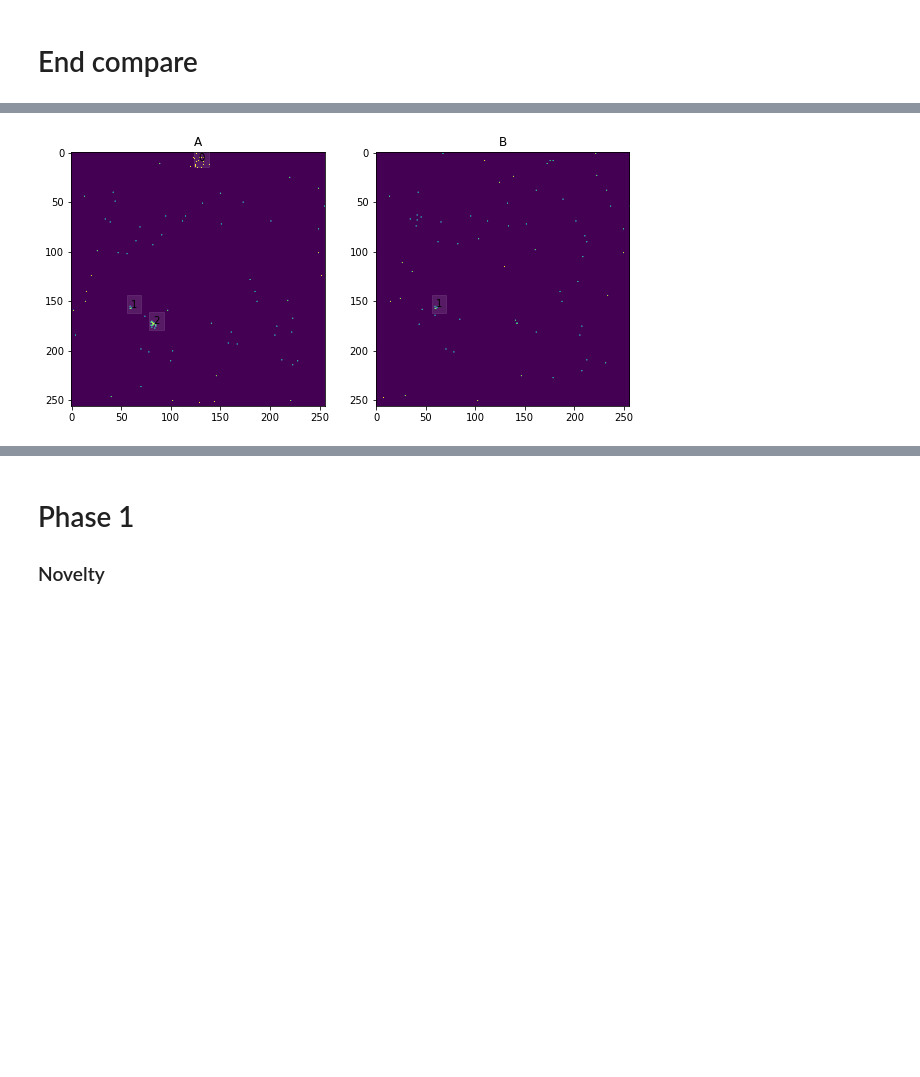
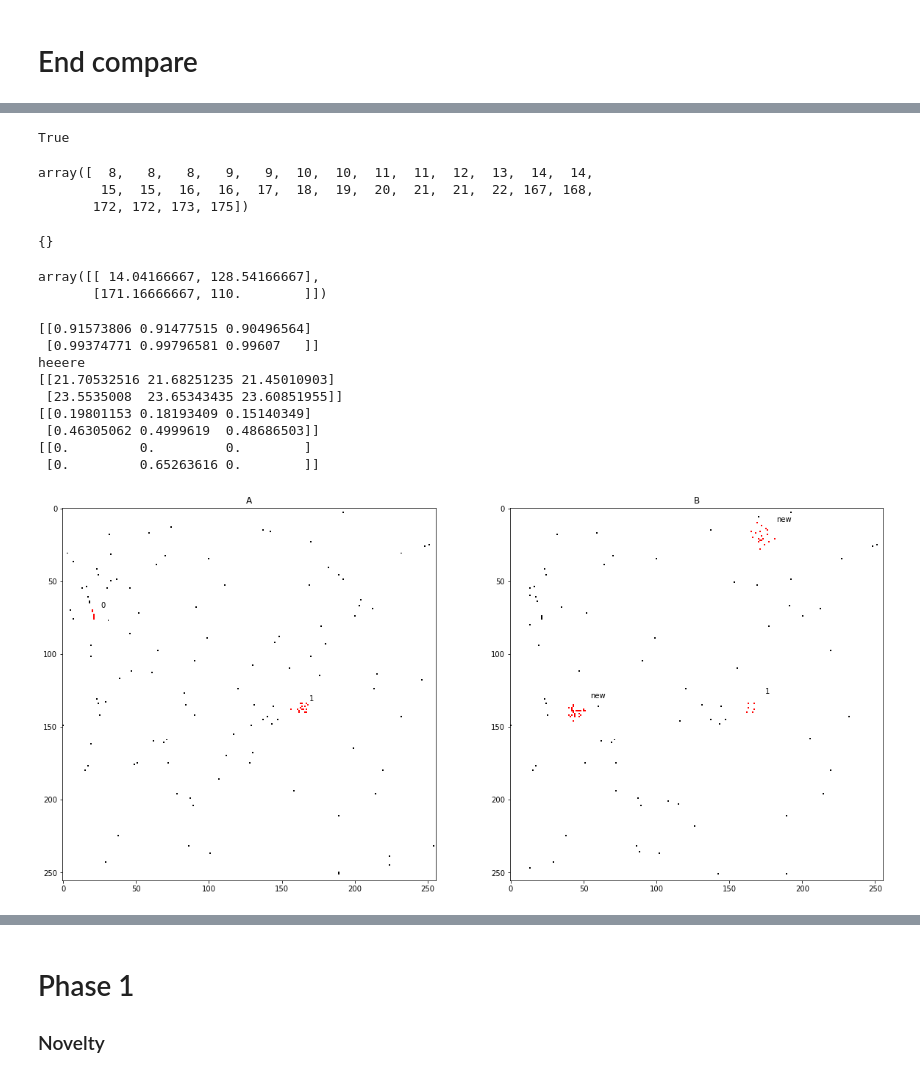
Before and after one commit to mmajewsk/velo-moni-ana, a Jupyter notebook: Main_notebook.ipynb, the cells around one changed output, grey strips where cells are left out. Saved outputs shown, nothing was run; the diff lists cells and outputs as text; code cells hidden in the pictures; blank space fills up the shorter version.

```diff
--- a/Main_notebook.ipynb
+++ b/Main_notebook.ipynb
@@ -297,11 +287,15 @@ def cluster_simmilarity(points_current, points_prev):
     elif len(prev_centroids) == 0 and len(curr_centroids) == 0:
         return None, (None, None)
 
+
     norm_matrix = l2_axis_norm(curr_map_metrics) @ (l2_axis_norm(prev_map_metrics)).T
     shape_simmilarity_matrix = curr_map_metrics @ prev_map_metrics.T * (norm_matrix**-1)
-
-    shape_simmilarity_matrix = bi_directional_softmax(shape_simmilarity_matrix/(np.std(shape_simmilarity_matrix)))
-
+    print(shape_simmilarity_matrix)
+    partstep = shape_simmilarity_matrix/(np.std(shape_simmilarity_matrix))+0.01
+    print("heeere")
+    print(partstep)
+    shape_simmilarity_matrix = bi_directional_softmax(partstep)
+    print(shape_simmilarity_matrix)
 
     distance_matrix = np.sqrt(np.abs(
                                  np.sum(curr_centroids*curr_centroids, axis=1).reshape(-1,1)
@@ -851,21 +754,68 @@ def get_cluster_mapping(simmilarity_matrix):
+# %%
+True
+# %% [output]
+True
+# %%
+bc2[:,1]
+# %% [output]
+array([  8,   8,   8,   9,   9,  10,  10,  11,  11,  12,  13,  14,  14,
+        15,  15,  16,  16,  17,  18,  19,  20,  21,  21,  22, 167, 168,
+       172, 172, 173, 175])
+# %%
+import matplotlib.colors
+cmap = matplotlib.colors.LinearSegmentedColormap.from_list("", ["white","black","red"])
+# %%
+label_mapping
+# %% [output]
+{}
+# %%
+centroids
+# %% [output]
+array([[ 14.04166667, 128.54166667],
+       [171.16666667, 110.        ]])
 # %%
-fig, axis = plt.subplots(nrows=1, ncols=2, figsize=(10,6))
-
-centroids, _ = measure_clusters(get_clusters(B, dbscan))
-axis[0].imshow(B)
+fig, axis = plt.subplots(nrows=1, ncols=2, figsize=(20,12))
+frame = 284
+B = allmaps[frame-1]
+A = allmaps[frame]
+A_bin = A.copy()
+B_bin = B.copy()
+A_bin[A_bin!=0] = 1
+A_bin[A_bin==0] = 0
+B_bin[B_bin!=0] = 1
+B_bin[B_bin==0] = 0
+bc = get_clusters(B, dbscan)
+bc2 = bc[bc[:,0] != -1]
+B_bin[bc2[:,1], bc2[:,2]] = 2
+ac = get_clusters(A, dbscan)
+ac2 = ac[ac[:,0] != -1]
+A_bin[ac2[:,1], ac2[:,2]] = 2
+centroids, _ = measure_clusters(bc)
+axis[0].imshow(B_bin, cmap=cmap, interpolation='none')
 for centr_number, centroid in enumerate(centroids):
     axis[0].set_title(cnames[0])
-    axis[0].text(x = centroid[1], y = centroid[0], s=str(centr_number), bbox=dict(color='white', alpha=0.1))
+    axis[0].text(x = centroid[1]+5, y = centroid[0]-5, s=str(centr_number), bbox=dict(color='white', alpha=0.1))
 
-centroids, _ = measure_clusters(get_clusters(A, dbscan))
-axis[1].imshow(A)
+centroids, _ = measure_clusters(ac)
+axis[1].imshow(A_bin, cmap=cmap, interpolation='none')
+simmilarities, (dist, shape) = cluster_simmilarity(bc, ac)
 label_mapping = get_cluster_mapping(simmilarities)
+print(simmilarities)
 for centr_number, centroid in enumerate(centroids):
     axis[1].set_title(cnames[1])
     if centr_number in label_mapping.keys():
         name = str(label_mapping[centr_number])
     else:
         name = 'new'
-    axis[1].text(x = centroid[1], y = centroid[0], s=name, bbox=dict(color='white', alpha=0.1))
+    axis[1].text(x = centroid[1]+10, y = centroid[0]-10, s=name, bbox=dict(color='white', alpha=0.1))
 # %% [output]
+[[0.91573806 0.91477515 0.90496564]
+ [0.99374771 0.99796581 0.99607   ]]
+heeere
+[[21.70532516 21.68251235 21.45010903]
+ [23.5535008  23.65343435 23.60851955]]
+[[0.19801153 0.18193409 0.15140349]
+ [0.46305062 0.4999619  0.48686503]]
+[[0.         0.         0.        ]
+ [0.         0.65263616 0.        ]]
-[figure, old version]
+[figure, new version]
```
Also changed, not shown: parts of 45 cells of this notebook, 1 other file.
